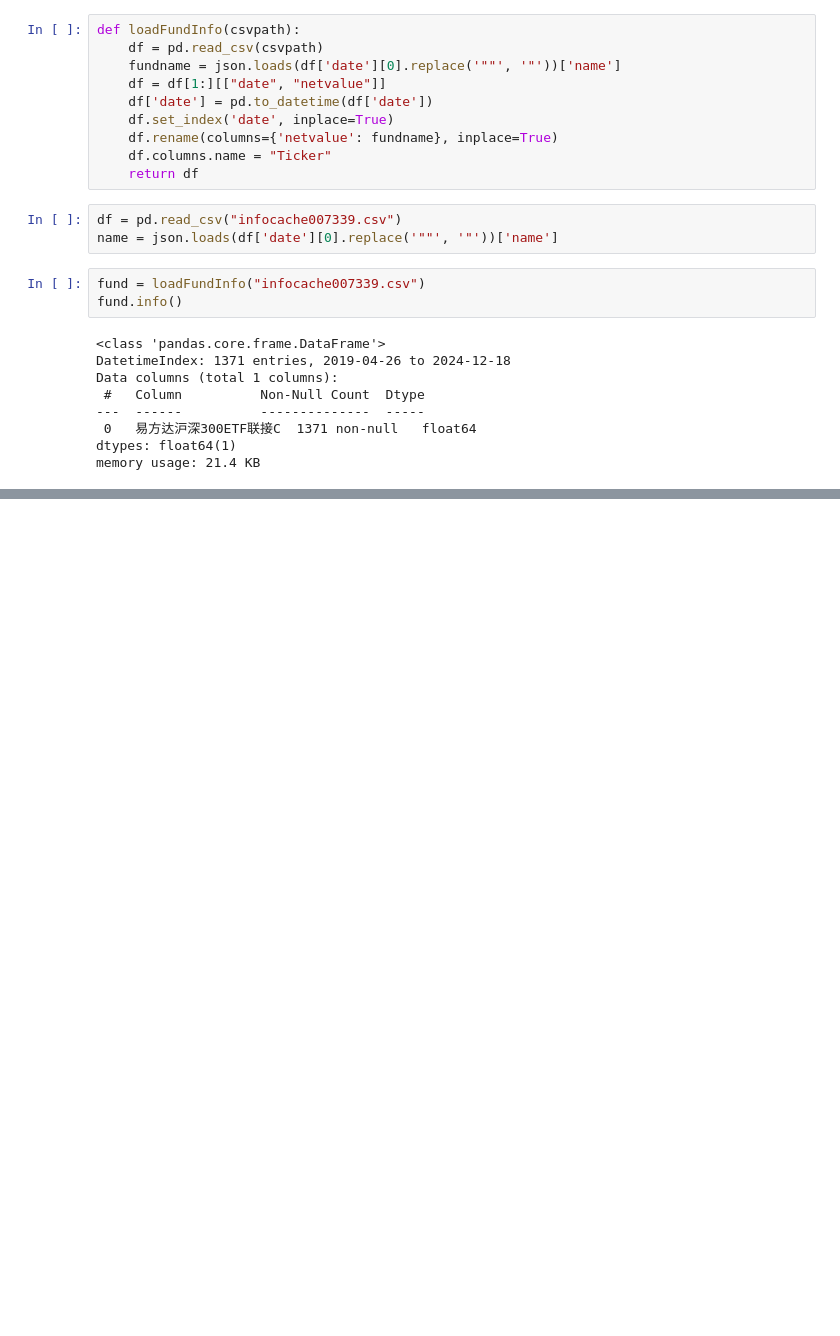
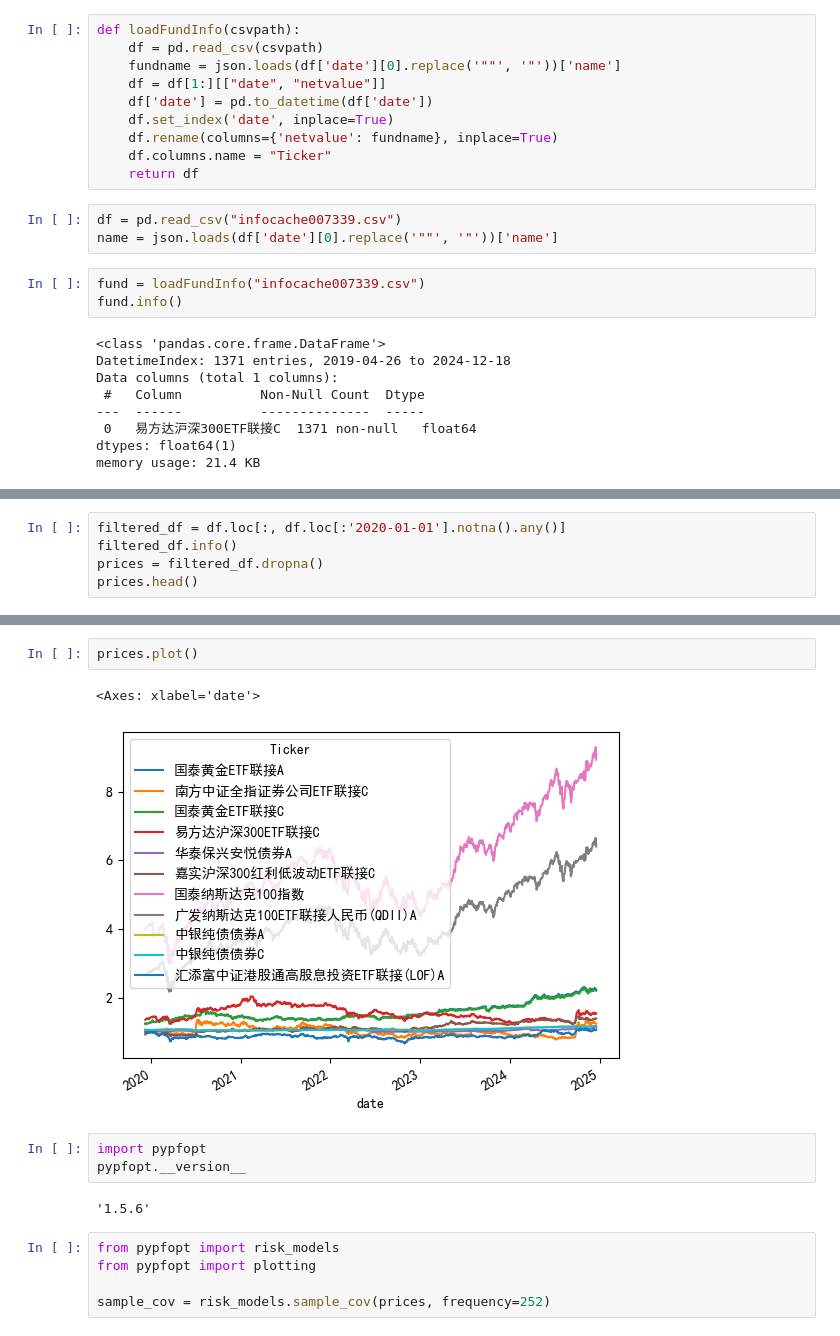
Before and after one commit to amat27/portfolio-cal, a Jupyter notebook: pg.ipynb, the cells around one changed output, grey strips where cells are left out. Cells and saved outputs as stored; diff of their text form; blank space fills up the shorter version.

```diff
--- a/pg.ipynb
+++ b/pg.ipynb
@@ -107,0 +167,5 @@ memory usage: 21.4 KB
+# %%
+filtered_df = df.loc[:, df.loc[:'2020-01-01'].notna().any()]
+filtered_df.info()
+prices = filtered_df.dropna()
+prices.head()
@@ -107,0 +198,15 @@ memory usage: 21.4 KB
+# %%
+prices.plot()
+# %% [output]
+<Axes: xlabel='date'>
+[figure, added]
+# %%
+import pypfopt
+pypfopt.__version__
+# %% [output]
+'1.5.6'
+# %%
+from pypfopt import risk_models
+from pypfopt import plotting
+
+sample_cov = risk_models.sample_cov(prices, frequency=252)
```
Also changed, not shown: parts of 17 cells of this notebook.
